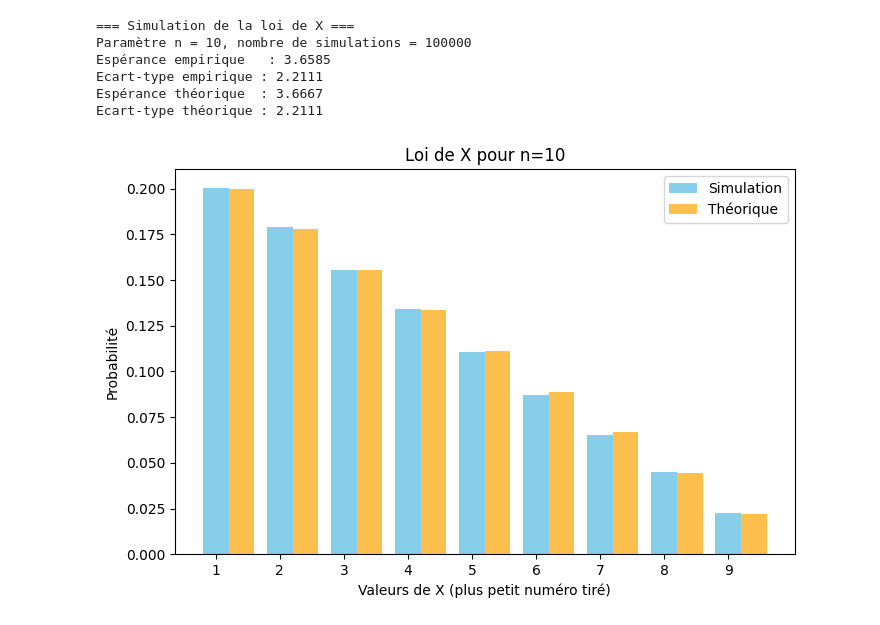
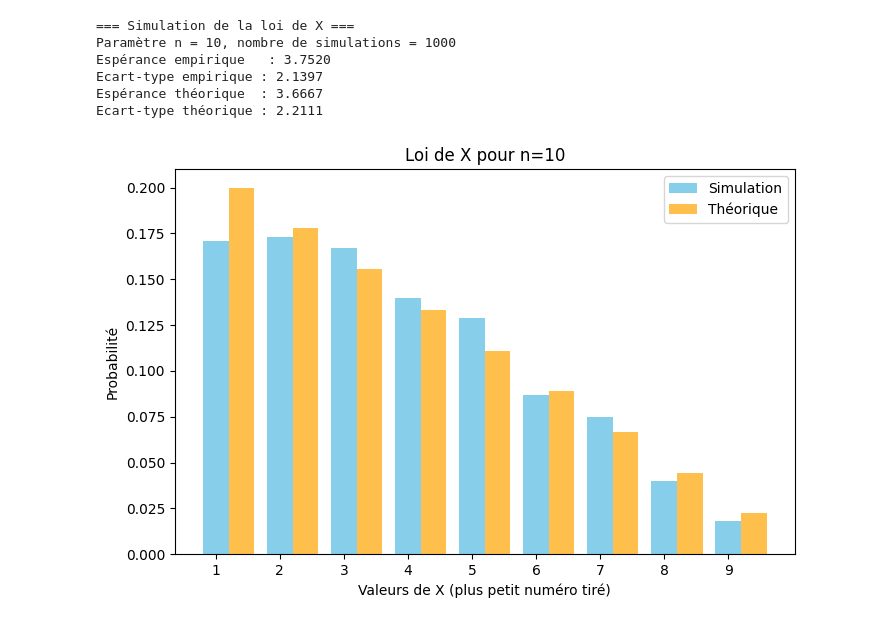
Before and after one commit to PM-Poisson/PROBA, a Jupyter notebook: TP2.ipynb, the cells around one changed output. Cells and saved outputs as stored; diff of their text form; code cells hidden in the pictures.

```diff
--- a/TP2.ipynb
+++ b/TP2.ipynb
@@ -35,35 +35,35 @@ def simulation_loi_X(n=10, Nsim=100000):
     E_emp = np.mean(X)
     sigma_emp = np.std(X)
 
     # --- Résultats ---
     print("=== Simulation de la loi de X ===")
     print(f"Paramètre n = {n}, nombre de simulations = {Nsim}")
     print(f"Espérance empirique   : {E_emp:.4f}")
     print(f"Ecart-type empirique : {sigma_emp:.4f}")
     print(f"Espérance théorique  : {E_theo:.4f}")
     print(f"Ecart-type théorique : {sigma_theo:.4f}")
 
     # --- Histogrammes ---
     plt.figure(figsize=(8,5))
     plt.bar(valeurs, proba_empirique, width=0.4, color="skyblue", label="Simulation", align="center")
     plt.bar(k_vals+0.4, proba_theorique, width=0.4, color="orange", alpha=0.7, label="Théorique", align="center")
     plt.xticks(k_vals)
     plt.xlabel("Valeurs de X (plus petit numéro tiré)")
     plt.ylabel("Probabilité")
     plt.title(f"Loi de X pour n={n}")
     plt.legend()
     plt.show()
 
 
 # -------------------------------
 # Exécution
 # -------------------------------
-simulation_loi_X(n=10, Nsim=100000)
+simulation_loi_X(n=10, Nsim=1000)
 # %% [output]
 === Simulation de la loi de X ===
-Paramètre n = 10, nombre de simulations = 100000
-Espérance empirique   : 3.6585
-Ecart-type empirique : 2.2111
+Paramètre n = 10, nombre de simulations = 1000
+Espérance empirique   : 3.7520
+Ecart-type empirique : 2.1397
 Espérance théorique  : 3.6667
 Ecart-type théorique : 2.2111
-[figure, old version]
+[figure, new version]
```
Also changed, not shown: parts of 1 cell of this notebook.
